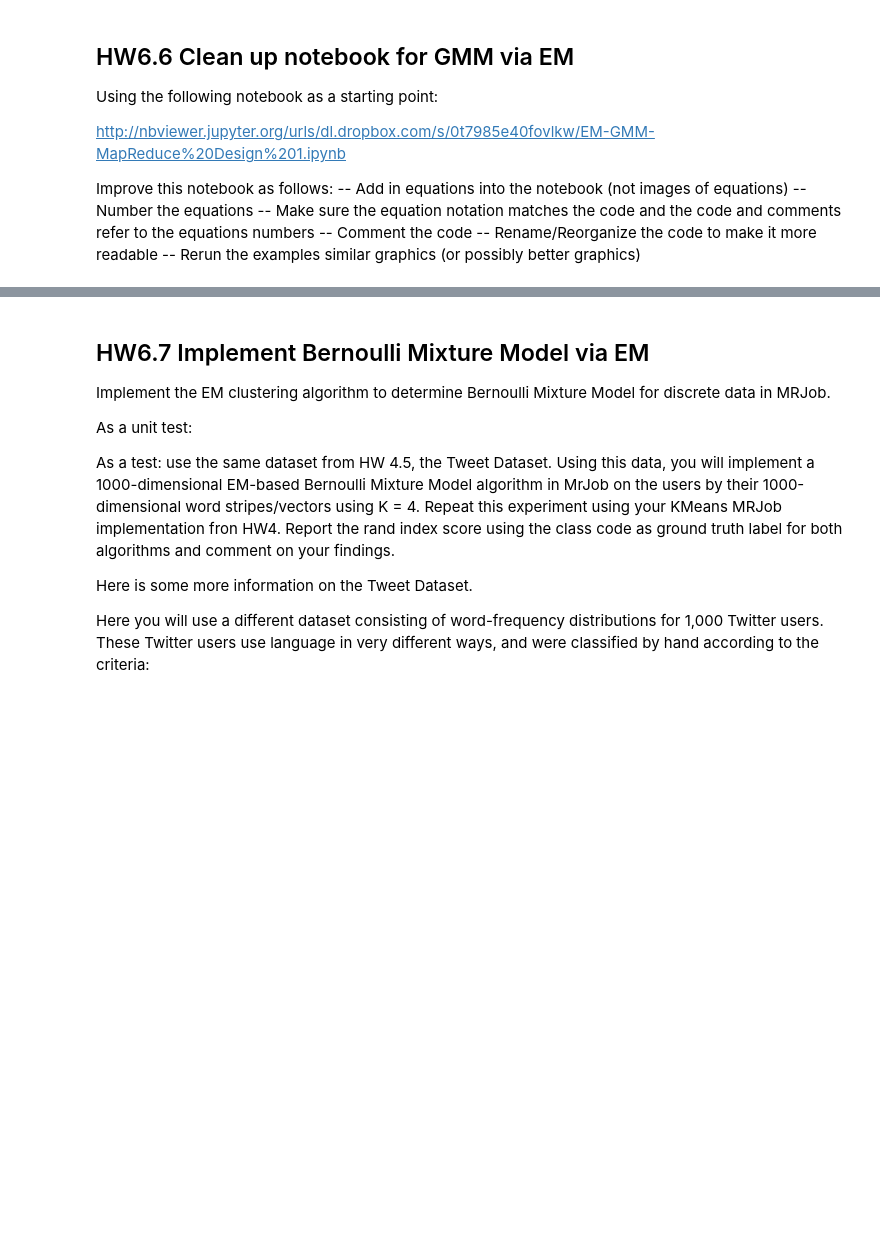
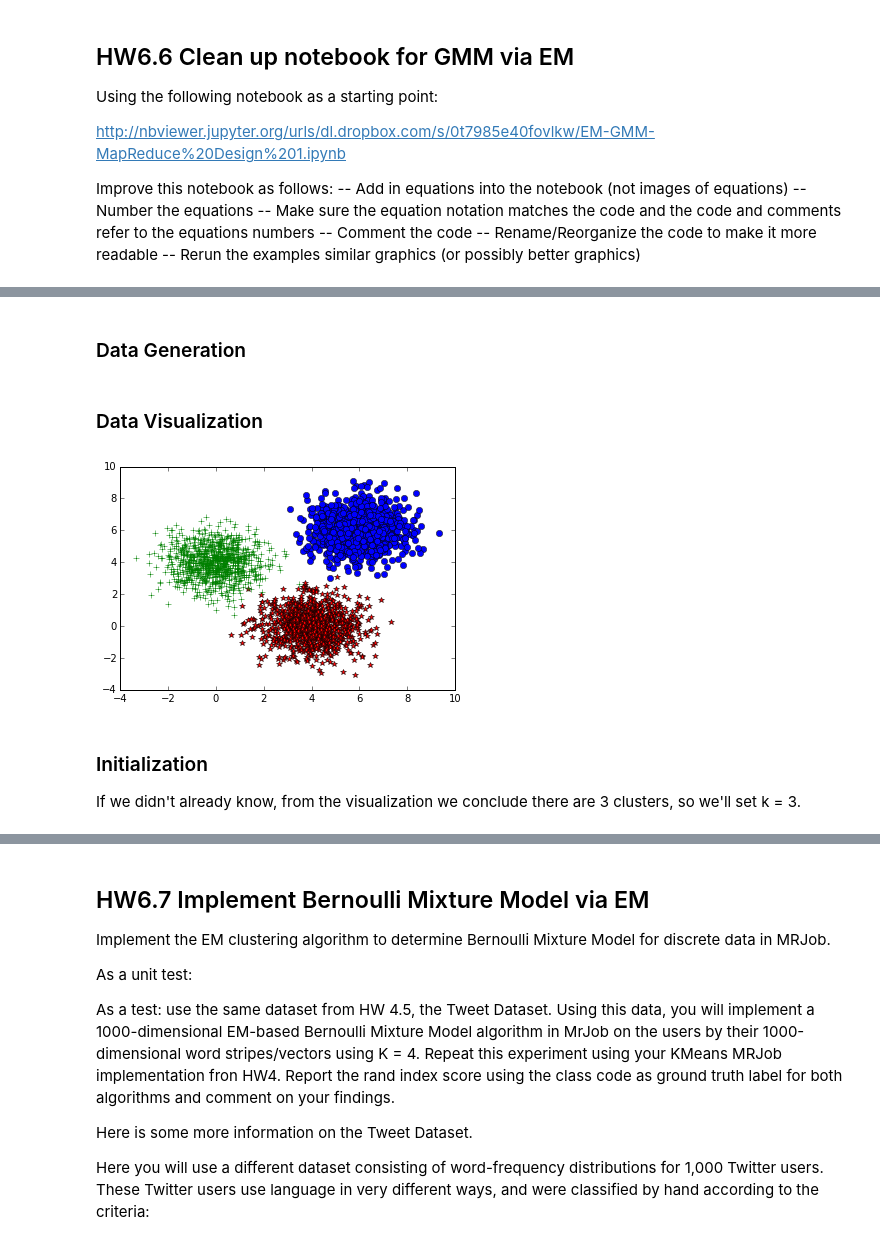
Before and after one commit to anhnguyendepocen/MIDS-W261, a Jupyter notebook: week06/HW6/MIDS-W261-2016-HWK06-Cordell.ipynb, the cells around one changed output, grey strips where cells are left out. Saved outputs shown, nothing was run; the diff lists cells and outputs as text; code cells hidden in the pictures; blank space fills up the shorter version.

```diff
--- a/week06/HW6/MIDS-W261-2016-HWK06-Cordell.ipynb
+++ b/week06/HW6/MIDS-W261-2016-HWK06-Cordell.ipynb
@@ -76,0 +415,44 @@ Improve this notebook as follows:
+# %% [markdown]
+### Data Generation
+# %%
+%matplotlib inline
+from numpy import random, append
+import matplotlib.pyplot as plt
+import matplotlib.cm as cm
+import json
+
+# generate 3 clusters the size of 1000 points each
+size1 = size2 = size3 = 1000
+
+# cluster 1 is centered about (4,0)
+samples1 = random.multivariate_normal([4, 0], [[1, 0],[0, 1]], size1)
+data = samples1
+
+# cluster 2 is centered about (6,6)
+samples2 = random.multivariate_normal([6, 6], [[1, 0],[0, 1]], size2)
+data = append(data,samples2, axis=0)
+
+# cluster 3 is centered about (0,4)
+samples3 = random.multivariate_normal([0, 4], [[1, 0],[0, 1]], size3)
+data = append(data,samples3, axis=0)
+
+# we've appended all the generated data for the three clusters into a single list
+# now randomize the list - shaken, not stirred. Save the result to a JSON file.
+data = data[random.permutation(size1+size2+size3),]
+with open("data.txt", "w") as f:
+    for row in data.tolist():
+        json.dump(row, f)
+        f.write("\n")
+# %% [markdown]
+### Data Visualization
+# %%
+plt.plot(samples1[:, 0], samples1[:, 1],'*', color = 'red')
+plt.plot(samples2[:, 0], samples2[:, 1],'o',color = 'blue')
+plt.plot(samples3[:, 0], samples3[:, 1],'+',color = 'green')
+plt.show()
+# %% [output]
+[figure, added]
+# %% [markdown]
+### Initialization
+
+If we didn't already know, from the visualization we conclude there are 3 clusters, so we'll set k = 3.
```
Also changed, not shown: parts of 40 cells of this notebook, 1 other file.
